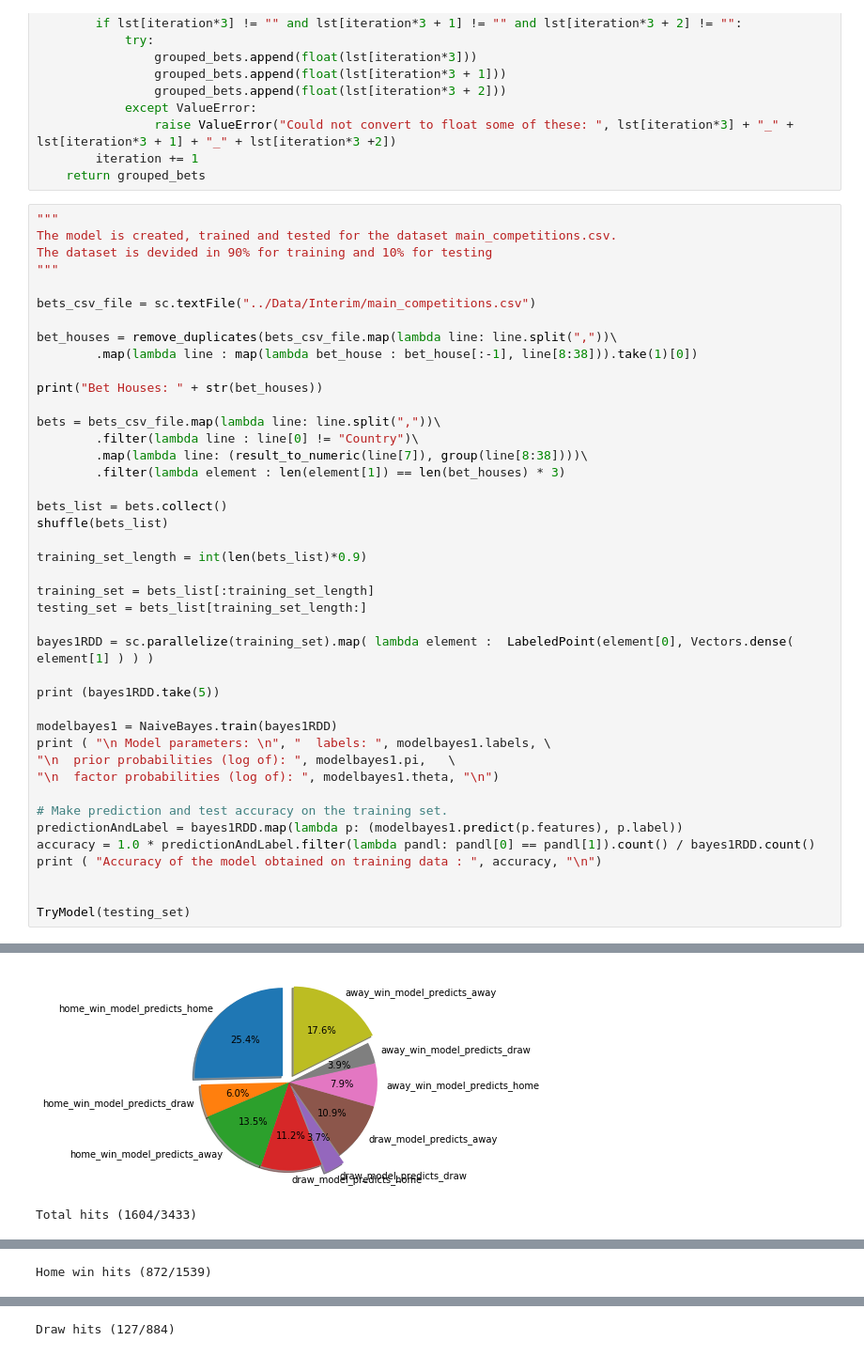
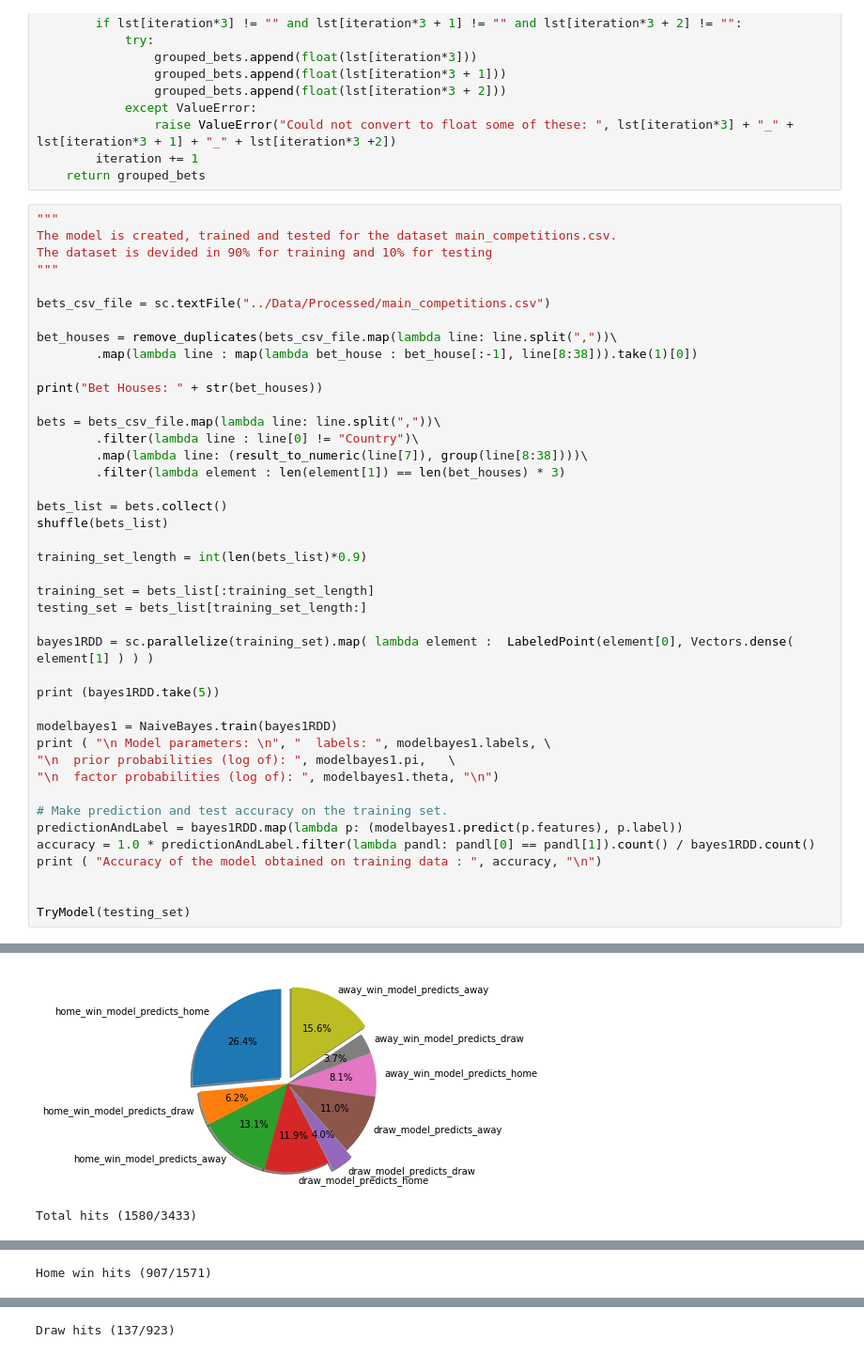
Before and after one commit to alexgg94/BetsExploring, a Jupyter notebook: BetsExploring2018/Notes/8_NaiveBayesModel.ipynb, the cells around one changed output, grey strips where cells are left out. Shown: that part at 94% size. Cells and saved outputs as stored; diff of their text form.

```diff
--- a/BetsExploring2018/Notes/8_NaiveBayesModel.ipynb
+++ b/BetsExploring2018/Notes/8_NaiveBayesModel.ipynb
@@ -155,7 +157,7 @@ The model is created, trained and tested for the dataset main_competitions.csv.
 The dataset is devided in 90% for training and 10% for testing
 """
 
-bets_csv_file = sc.textFile("../Data/Interim/main_competitions.csv")
+bets_csv_file = sc.textFile("../Data/Processed/main_competitions.csv")
 
 bet_houses = remove_duplicates(bets_csv_file.map(lambda line: line.split(","))\
         .map(lambda line : map(lambda bet_house : bet_house[:-1], line[8:38])).take(1)[0])
@@ -211,5 +213,5 @@ Bet Houses: [u'B365', u'BS', u'BW', u'GB', u'IW', u'LB', u'SB', u'SJ', u'VC', u'
 Detailed Statistics
-[figure, old version]
+[figure, new version]
-Total hits (1604/3433)
+Total hits (1580/3433)
 [figure]
-Home win hits (872/1539)
+Home win hits (907/1571)
@@ -217,2 +219,2 @@ Home win hits (872/1539)
-Draw hits (127/884)
+Draw hits (137/923)
 [figure]
```
Also changed, not shown: parts of 7 cells of this notebook, 2 other files.
